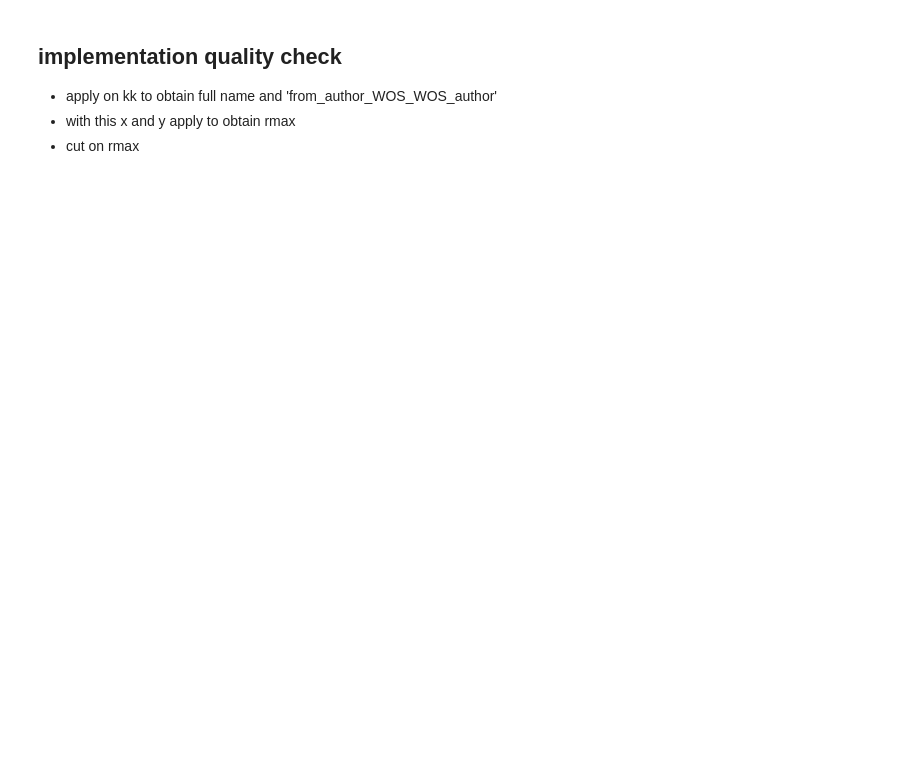
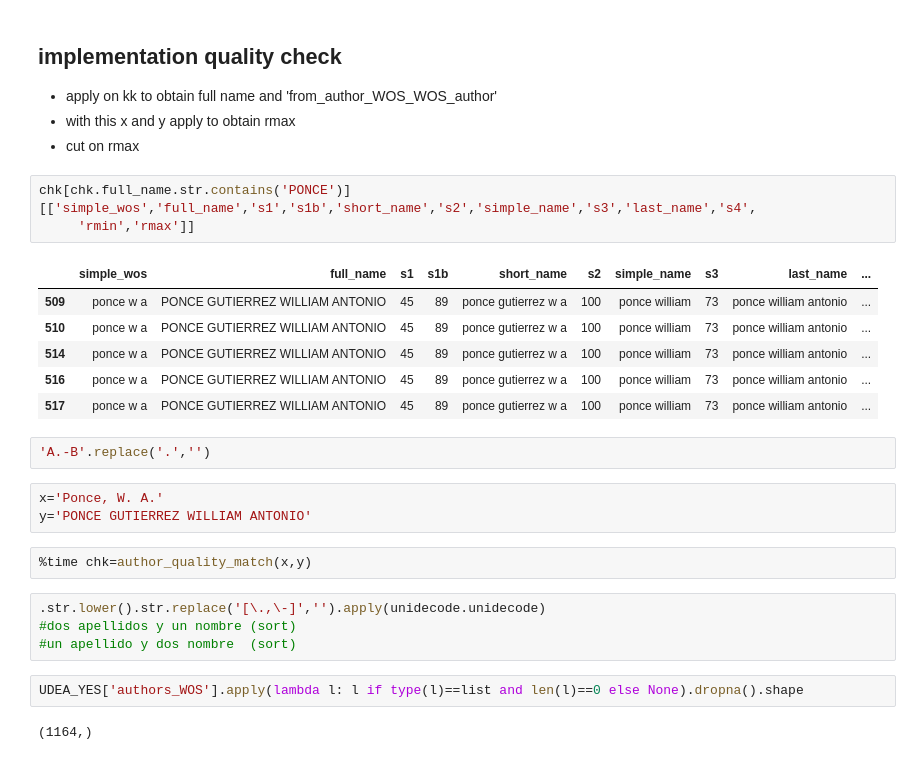
Before and after one commit to restrepo/medicion, a Jupyter notebook: cienciometria/Query_CTR.ipynb, the cells around one changed output. Cells and saved outputs as stored; diff of their text form; blank space fills up the shorter version.

```diff
--- a/cienciometria/Query_CTR.ipynb
+++ b/cienciometria/Query_CTR.ipynb
@@ -884,3 +928,28 @@ chk[chk['rmax']>90][['simple_wos','full_name','s1','s1b','short_name','s2','simp
 * apply on kk to obtain full name and 'from_author_WOS_WOS_author'
 * with this x and y apply to obtain rmax
 * cut on rmax
+# %%
+chk[chk.full_name.str.contains('PONCE')][['simple_wos','full_name','s1','s1b','short_name','s2','simple_name','s3','last_name','s4',
+     'rmin','rmax']]
+# %% [output]
+|  | simple_wos | full_name | s1 | s1b | short_name | s2 | simple_name | s3 | last_name | ... |
+| 509 | ponce w a | PONCE GUTIERREZ WILLIAM ANTONIO | 45 | 89 | ponce gutierrez w a | 100 | ponce william | 73 | ponce william antonio | ... |
+| 510 | ponce w a | PONCE GUTIERREZ WILLIAM ANTONIO | 45 | 89 | ponce gutierrez w a | 100 | ponce william | 73 | ponce william antonio | ... |
+| 514 | ponce w a | PONCE GUTIERREZ WILLIAM ANTONIO | 45 | 89 | ponce gutierrez w a | 100 | ponce william | 73 | ponce william antonio | ... |
+| 516 | ponce w a | PONCE GUTIERREZ WILLIAM ANTONIO | 45 | 89 | ponce gutierrez w a | 100 | ponce william | 73 | ponce william antonio | ... |
+| 517 | ponce w a | PONCE GUTIERREZ WILLIAM ANTONIO | 45 | 89 | ponce gutierrez w a | 100 | ponce william | 73 | ponce william antonio | ... |
+# %%
+'A.-B'.replace('.','')
+# %%
+x='Ponce, W. A.'
+y='PONCE GUTIERREZ WILLIAM ANTONIO'
+# %%
+%time chk=author_quality_match(x,y)
+# %%
+.str.lower().str.replace('[\.,\-]','').apply(unidecode.unidecode)
+#dos apellidos y un nombre (sort)
+#un apellido y dos nombre  (sort)
+# %%
+UDEA_YES['authors_WOS'].apply(lambda l: l if type(l)==list and len(l)==0 else None).dropna().shape
+# %% [output]
+(1164,)
```
Also changed, not shown: parts of 43 cells of this notebook, 1 other file.
